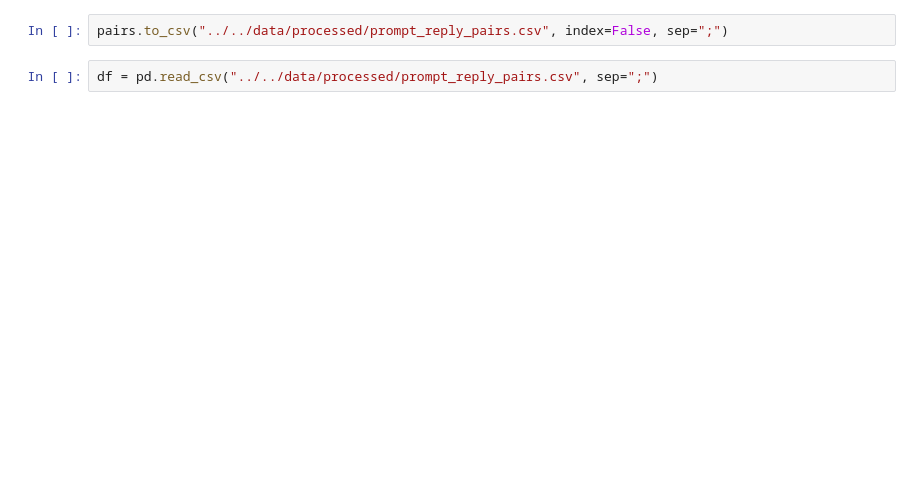
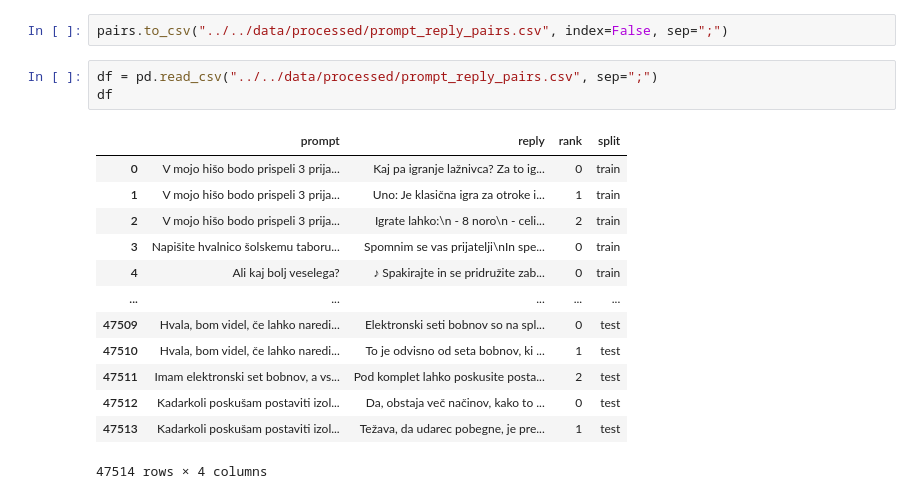
Before and after one commit to UL-FRI-NLP-Course-2022-23/nlp-course-vlr-hsj, a Jupyter notebook: notebooks/data_manipulation/answer_reply.ipynb, the cells around one changed output. Cells and saved outputs as stored; diff of their text form; blank space fills up the shorter version.

```diff
--- a/notebooks/data_manipulation/answer_reply.ipynb
+++ b/notebooks/data_manipulation/answer_reply.ipynb
@@ -149,3 +155,18 @@ pairs.head()
 pairs.to_csv("../../data/processed/prompt_reply_pairs.csv", index=False, sep=";")
 # %%
 df = pd.read_csv("../../data/processed/prompt_reply_pairs.csv", sep=";")
+df
+# %% [output]
+|  | prompt | reply | rank | split |
+| 0 | V mojo hišo bodo prispeli 3 prija... | Kaj pa igranje lažnivca? Za to ig... | 0 | train |
+| 1 | V mojo hišo bodo prispeli 3 prija... | Uno: Je klasična igra za otroke i... | 1 | train |
+| 2 | V mojo hišo bodo prispeli 3 prija... | Igrate lahko:\n - 8 noro\n - celi... | 2 | train |
+| 3 | Napišite hvalnico šolskemu taboru... | Spomnim se vas prijatelji\nIn spe... | 0 | train |
+| 4 | Ali kaj bolj veselega? | ♪ Spakirajte in se pridružite zab... | 0 | train |
+| ... | ... | ... | ... | ... |
+| 47509 | Hvala, bom videl, če lahko naredi... | Elektronski seti bobnov so na spl... | 0 | test |
+| 47510 | Hvala, bom videl, če lahko naredi... | To je odvisno od seta bobnov, ki ... | 1 | test |
+| 47511 | Imam elektronski set bobnov, a vs... | Pod komplet lahko poskusite posta... | 2 | test |
+| 47512 | Kadarkoli poskušam postaviti izol... | Da, obstaja več načinov, kako to ... | 0 | test |
+| 47513 | Kadarkoli poskušam postaviti izol... | Težava, da udarec pobegne, je pre... | 1 | test |
+47514 rows × 4 columns
```
Also changed, not shown: parts of 9 cells of this notebook, 1 other file.
